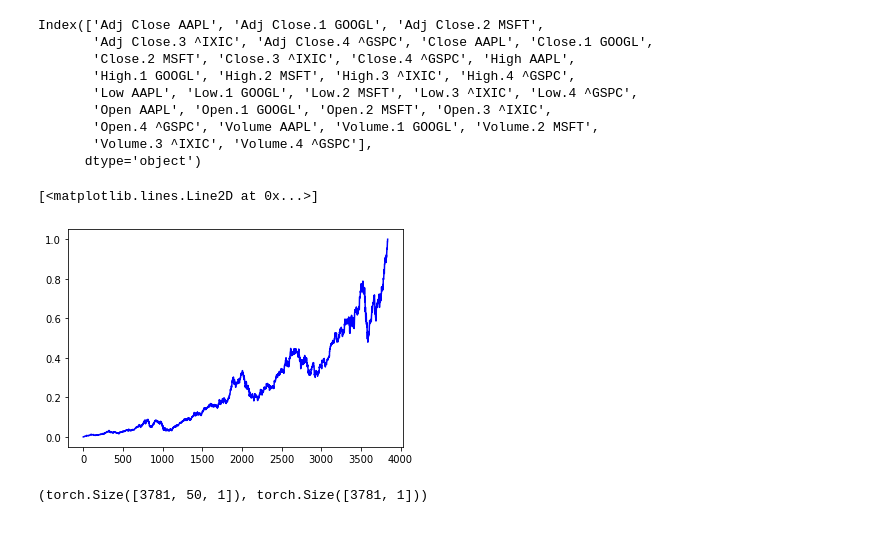
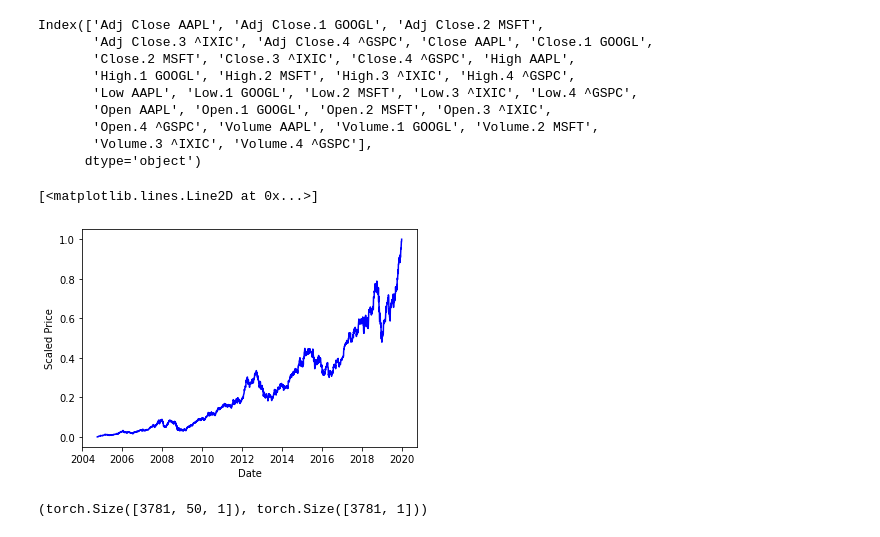
Before and after one commit to KhHTran/Stock-Prediction-ML, a Jupyter notebook: AAPL_Close_Price_Prediction.ipynb, the cells around one changed output. Saved outputs shown, nothing was run; the diff lists cells and outputs as text; code cells hidden in the pictures.

Commit message:
Add info to plot

```diff
--- a/AAPL_Close_Price_Prediction.ipynb
+++ b/AAPL_Close_Price_Prediction.ipynb
@@ -86,13 +53,17 @@ close_aapl = df['Close AAPL'].copy().to_numpy()
 # %%
 close_aapl_scaler = preprocessing.MinMaxScaler()
 close_aapl = close_aapl_scaler.fit_transform(close_aapl.reshape(-1, 1))
+# %%
+dates = pd.read_csv('/content/drive/My Drive/MSc/data/data.csv')['Attributes'].drop([0,1]).to_numpy()
+dates = [datetime.strptime(date, '%Y-%m-%d') for date in dates]
 # %%
 import matplotlib.pyplot as plt
-
-plt.plot(range(len(close_aapl)), close_aapl,color='blue')
+plt.xlabel('Date')
+plt.ylabel('Scaled Price')
+plt.plot(dates, close_aapl,color='blue')
 # %% [output]
 [<matplotlib.lines.Line2D at 0x...>]
-[figure, old version]
+[figure, new version]
 # %%
 device = 'cuda:0' if torch.cuda.is_available() else 'cpu'
 
```
Also changed, not shown: parts of 13 cells of this notebook, 1 other file.
